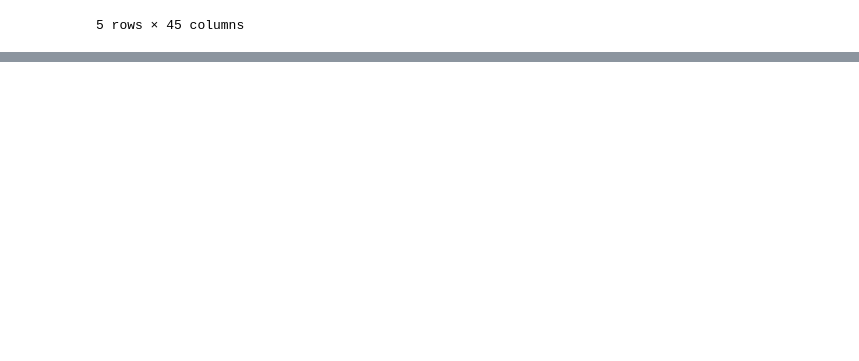
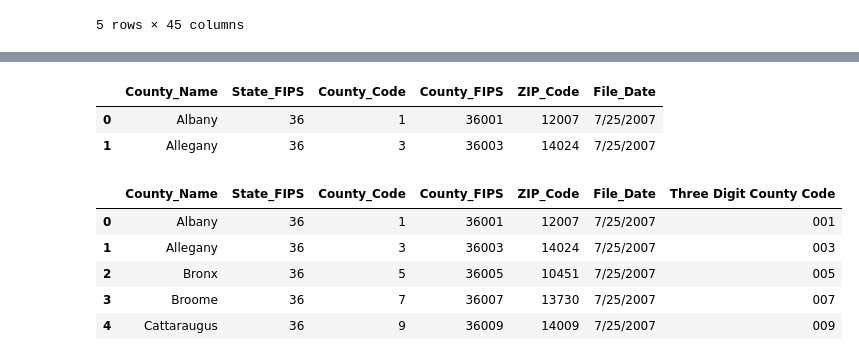
Before and after one commit to morgancoad/final_pro_two, a Jupyter notebook: notebooks/2016_public_trans.ipynb, the cells around one changed output, grey strips where cells are left out. Saved outputs shown, nothing was run; the diff lists cells and outputs as text; code cells hidden in the pictures; blank space fills up the shorter version.

```diff
--- a/notebooks/2016_public_trans.ipynb
+++ b/notebooks/2016_public_trans.ipynb
@@ -100,0 +164,32 @@ plt.show
+# %%
+
+import plotly.express as px
+import plotly.graph_objects as go
+import json
+import requests
+# Reading in geojson for graphing and county numeric codes
+# ny_counties_json = pd.read_json('new.geojson')
+
+with open('new.geojson') as file:
+    ny_geojson = json.load(file)
+
+ny_counties_fips_codes_csv = pd.read_csv('../data/ny_counties_fips_codes.csv')
+ny_counties_fips_codes_csv.columns = ny_counties_fips_codes_csv.columns.str.replace(' ','_')
+ny_counties_fips_codes_csv.head(2)
+# %% [output]
+|  | County_Name | State_FIPS | County_Code | County_FIPS | ZIP_Code | File_Date |
+| 0 | Albany | 36 | 1 | 36001 | 12007 | 7/25/2007 |
+| 1 | Allegany | 36 | 3 | 36003 | 14024 | 7/25/2007 |
+# %%
+ny_counties_fips_codes_csv['County_FIPS'] = ny_counties_fips_codes_csv.County_FIPS.astype(str)
+# %%
+# Creating new column with the last three digits of they county code
+ny_counties_fips_codes_csv['Three Digit County Code'] = ny_counties_fips_codes_csv['County_FIPS'].str[2:5]
+ny_counties_fips_codes_csv.head(5)
+# %% [output]
+|  | County_Name | State_FIPS | County_Code | County_FIPS | ZIP_Code | File_Date | Three Digit County Code |
+| 0 | Albany | 36 | 1 | 36001 | 12007 | 7/25/2007 | 001 |
+| 1 | Allegany | 36 | 3 | 36003 | 14024 | 7/25/2007 | 003 |
+| 2 | Bronx | 36 | 5 | 36005 | 10451 | 7/25/2007 | 005 |
+| 3 | Broome | 36 | 7 | 36007 | 13730 | 7/25/2007 | 007 |
+| 4 | Cattaraugus | 36 | 9 | 36009 | 14009 | 7/25/2007 | 009 |
```
Also changed, not shown: parts of 9 cells of this notebook, 3 other files.
